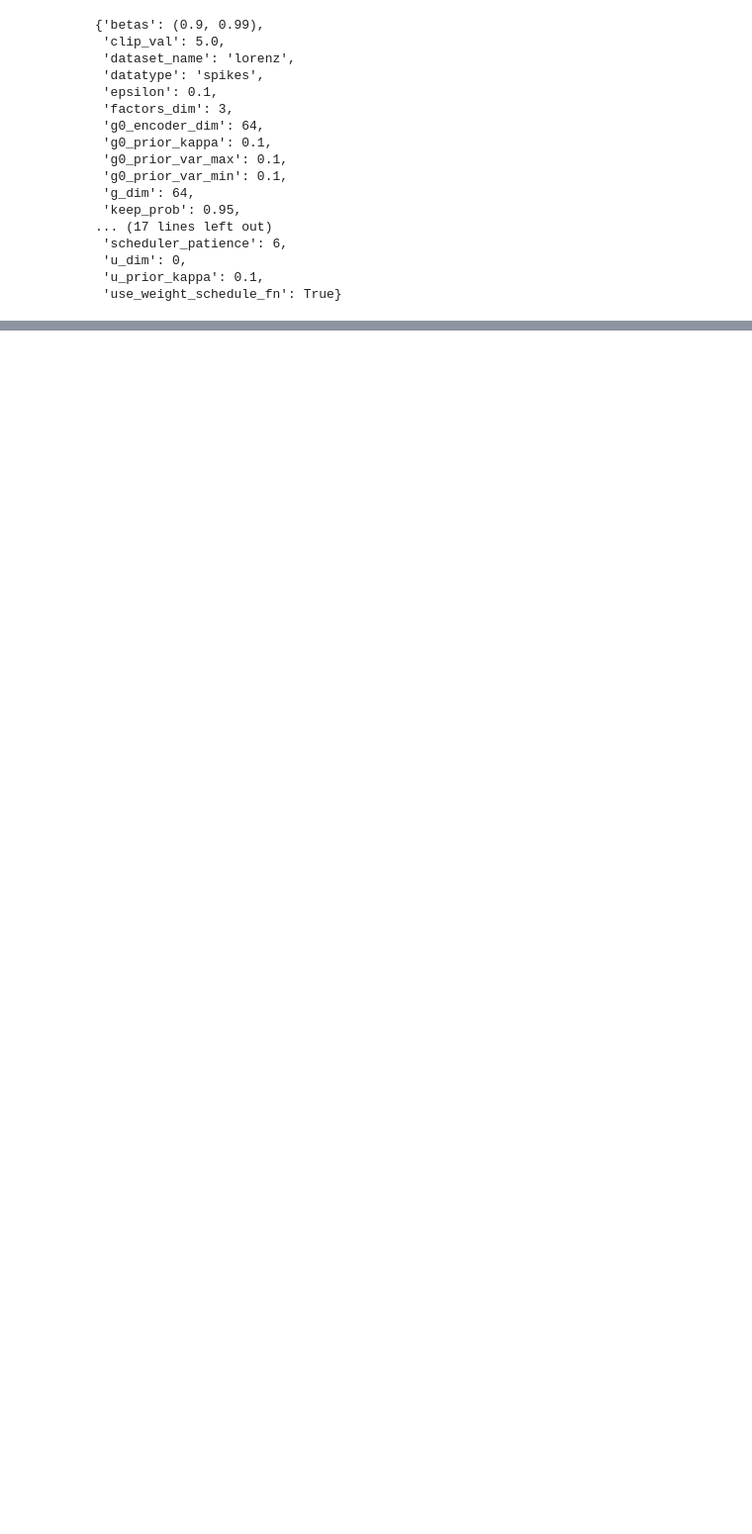
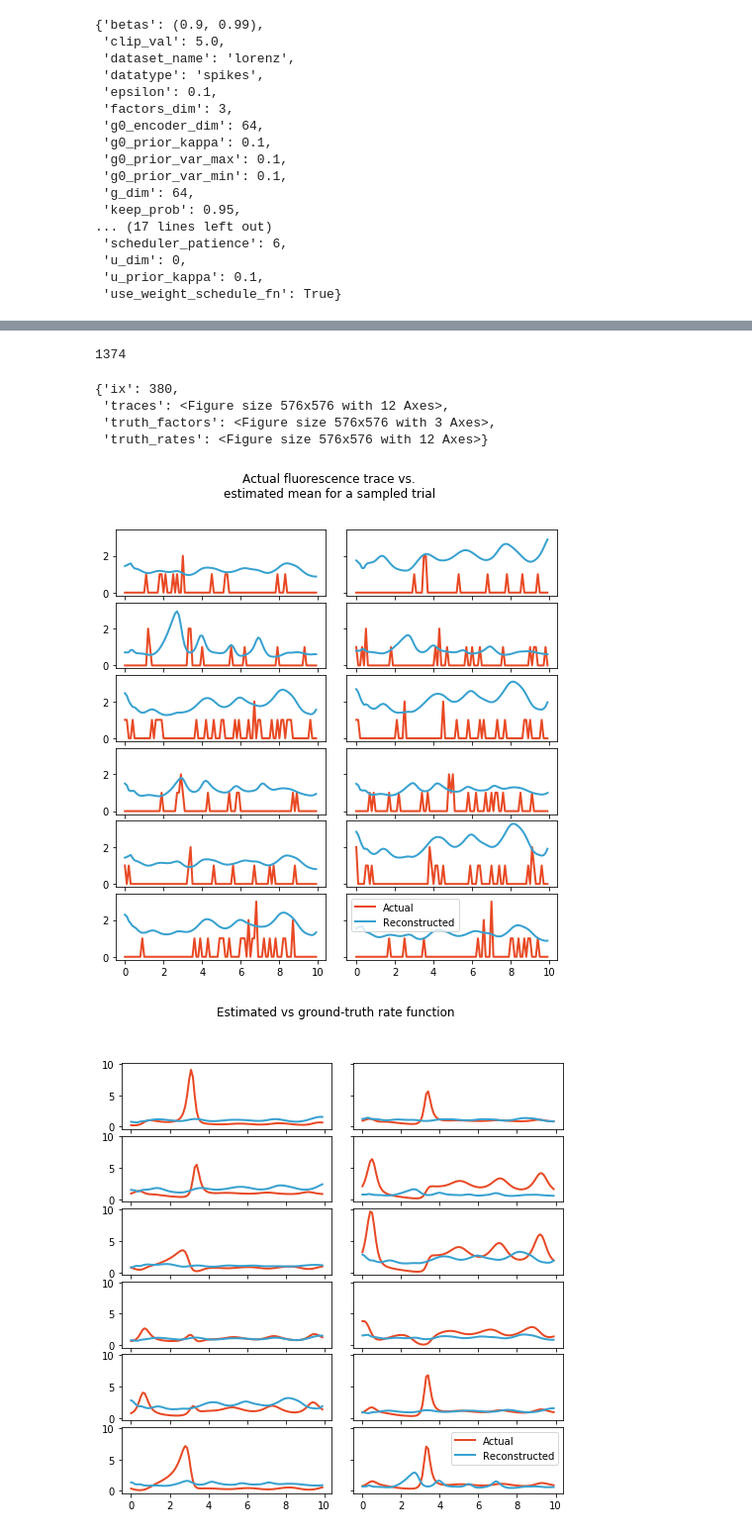
Before and after one commit to lyprince/hierarchical_lfads, a Jupyter notebook: lfads_demo.ipynb, the cells around one changed output, grey strips where cells are left out. Shown: that part at 99% size. Drawn from its saved outputs; the diff is of its cells as text; code cells hidden in the pictures; blank space fills up the shorter version.

Commit message:
adjusted model saving

```diff
--- a/lfads_demo.ipynb
+++ b/lfads_demo.ipynb
@@ -142,0 +122,34 @@ fig.legend(['data', 'reconstruction'])
+# %%
+seed = 250
+if os.path.exists('./synth_data/lorenz_%s'%seed):
+    data_dict = read_data('./synth_data/lorenz_%s'%seed)
+else:
+    from synthetic_data import generate_lorenz_data
+    param_dict = yaml.load(open('./synth_data/lorenz_params.yaml', 'r'), Loader=yaml.FullLoader)
+    data_dict = generate_lorenz_data(N_cells=param_dict['cells'],
+                                     N_inits=param_dict['inits'],
+                                     N_trials=param_dict['trials'],
+                                     N_steps=param_dict['steps'],
+                                     N_stepsinbin=param_dict['steps_in_bin'],
+                                     dt_lorenz=param_dict['dt_sys'],
+                                     dt_spike = param_dict['dt_spike'],
+                                     base_firing_rate= param_dict['rate_scale'],
+                                     save=True,
+                                     seed=250)
+
+# For spike data
+train_data = torch.Tensor(data_dict['train_spikes']).to(device)
+valid_data = torch.Tensor(data_dict['valid_spikes']).to(device)
+
+train_truth = {'rates'  : data_dict['train_rates'],
+               'latent' : data_dict['train_latent']}
+
+valid_truth = {'rates'  : data_dict['valid_rates'],
+               'latent' : data_dict['valid_latent']}
+
+train_ds      = torch.utils.data.TensorDataset(train_data)
+valid_ds      = torch.utils.data.TensorDataset(valid_data)
+
+num_trials, num_steps, num_cells = train_data.shape;
+print(train_data.shape);
+print('Number of datapoints = %s'%train_data.numel())
@@ -142,0 +176,5 @@ fig.legend(['data', 'reconstruction'])
+# %%
+hyperparams = load_parameters('parameters/parameters_lorenz_spikes.yaml')
+hyperparams['run_name'] = 'poisson_seed250_f3_g164_eg164_u0_191118'
+model = LFADS(inputs_dim = num_cells, T = num_steps, dt = float(data_dict['dt']), device=device,
+              model_hyperparams=hyperparams).to(device)
@@ -142,0 +183,14 @@ fig.legend(['data', 'reconstruction'])
+# %%
+model.load_checkpoint('best')
+model.epochs
+# %% [output]
+1374
+# %%
+model.plot_summary(train_data, train_truth)
+# %% [output]
+{'ix': 380,
+ 'traces': <Figure size 576x576 with 12 Axes>,
+ 'truth_factors': <Figure size 576x576 with 3 Axes>,
+ 'truth_rates': <Figure size 576x576 with 12 Axes>}
+[figure, added]
+[figure, added]
```
Also changed, not shown: parts of 14 cells of this notebook, 4 other files.
